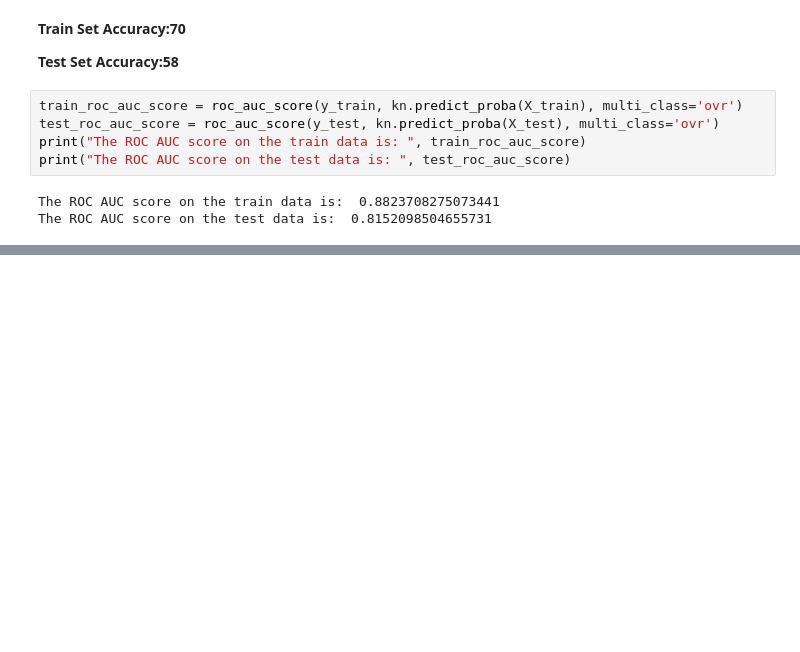
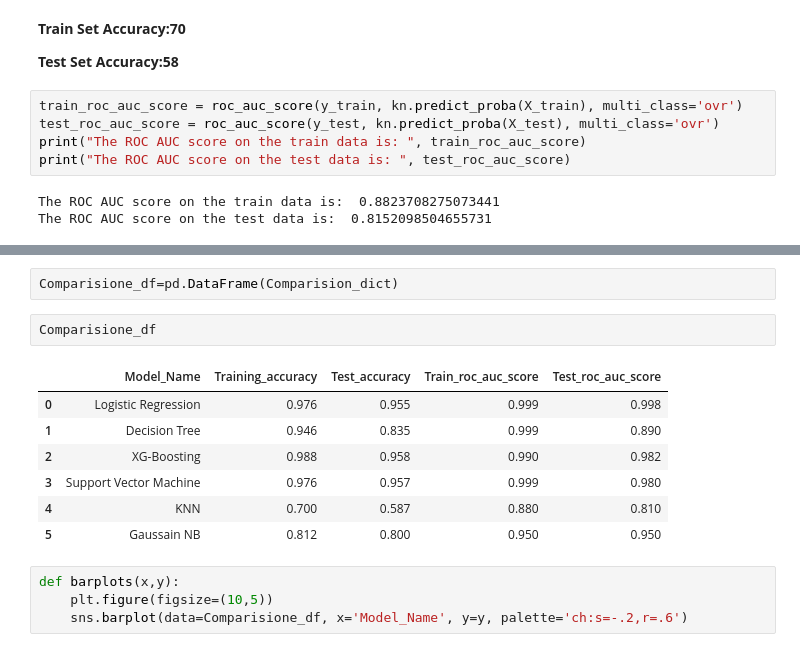
Before and after one commit to Vinni1798/Mobile-price-range-prediction, a Jupyter notebook: Mobile_Price_Prediction.ipynb, the cells around one changed output, grey strips where cells are left out. Saved outputs shown, nothing was run; the diff lists cells and outputs as text; blank space fills up the shorter version.

```diff
--- a/Mobile_Price_Prediction.ipynb
+++ b/Mobile_Price_Prediction.ipynb
@@ -892,0 +913,16 @@ The ROC AUC score on the test data is:  0.8152098504655731
+# %%
+Comparisione_df=pd.DataFrame(Comparision_dict)
+# %%
+Comparisione_df
+# %% [output]
+|  | Model_Name | Training_accuracy | Test_accuracy | Train_roc_auc_score | Test_roc_auc_score |
+| 0 | Logistic Regression | 0.976 | 0.955 | 0.999 | 0.998 |
+| 1 | Decision Tree | 0.946 | 0.835 | 0.999 | 0.890 |
+| 2 | XG-Boosting | 0.988 | 0.958 | 0.990 | 0.982 |
+| 3 | Support Vector Machine | 0.976 | 0.957 | 0.999 | 0.980 |
+| 4 | KNN | 0.700 | 0.587 | 0.880 | 0.810 |
+| 5 | Gaussain NB | 0.812 | 0.800 | 0.950 | 0.950 |
+# %%
+def barplots(x,y):
+    plt.figure(figsize=(10,5))
+    sns.barplot(data=Comparisione_df, x='Model_Name', y=y, palette='ch:s=-.2,r=.6')
```
Also changed, not shown: parts of 6 cells of this notebook.
